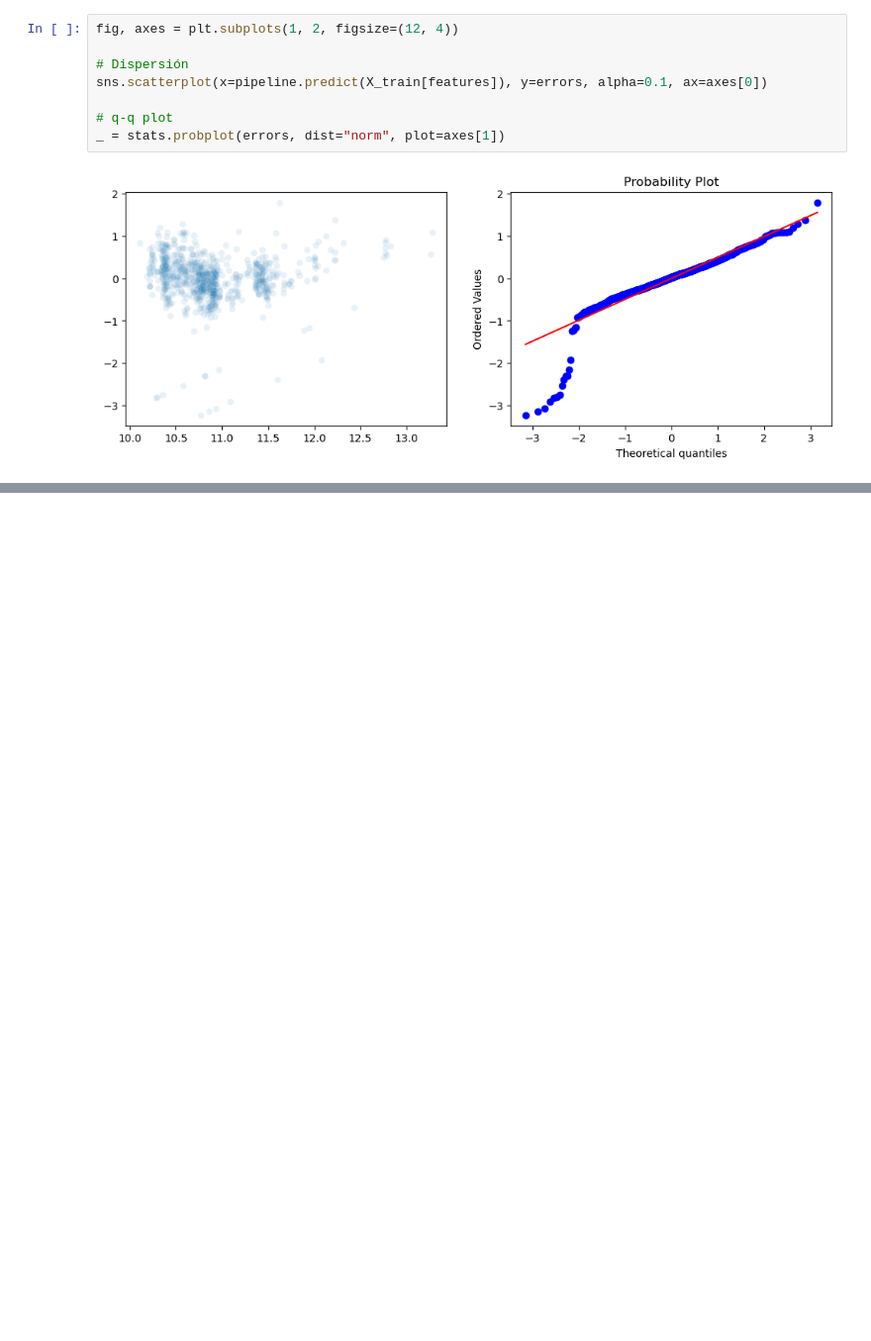
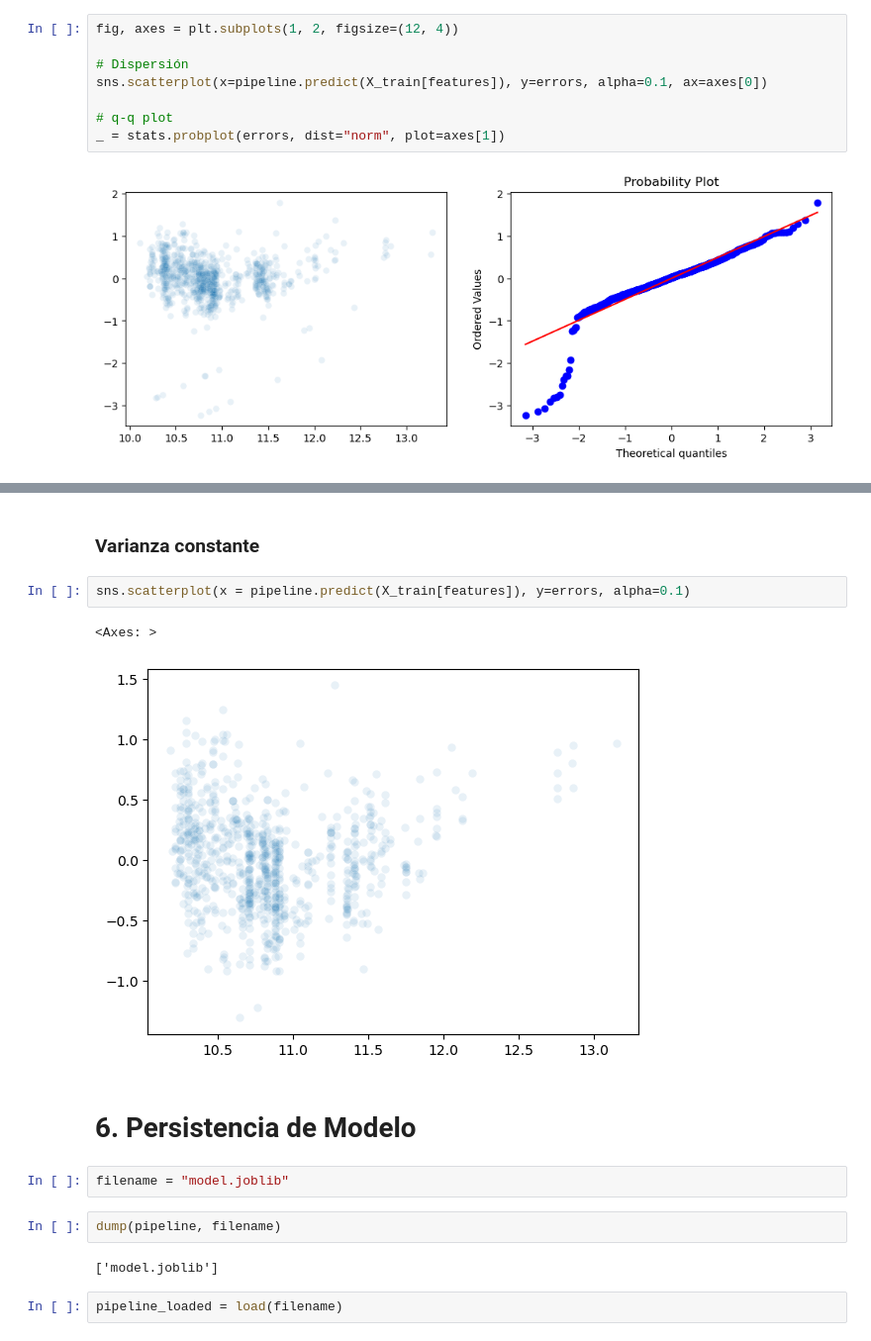
Before and after one commit to jf-garciam1/Lab-BI, a Jupyter notebook: Lab2/Lab2.ipynb, the cells around one changed output, grey strips where cells are left out. Shown at 99% size. Cells and saved outputs as stored; diff of their text form; blank space fills up the shorter version.

```diff
--- a/Lab2/Lab2.ipynb
+++ b/Lab2/Lab2.ipynb
@@ -758,0 +823,17 @@ _ = stats.probplot(errors, dist="norm", plot=axes[1])
+# %% [markdown]
+### Varianza constante
+# %%
+sns.scatterplot(x = pipeline.predict(X_train[features]), y=errors, alpha=0.1)
+# %% [output]
+<Axes: >
+[figure, added]
+# %% [markdown]
+# 6. Persistencia de Modelo
+# %%
+filename = "model.joblib"
+# %%
+dump(pipeline, filename)
+# %% [output]
+['model.joblib']
+# %%
+pipeline_loaded = load(filename)
```
Also changed, not shown: parts of 10 cells of this notebook, 1 other file.
